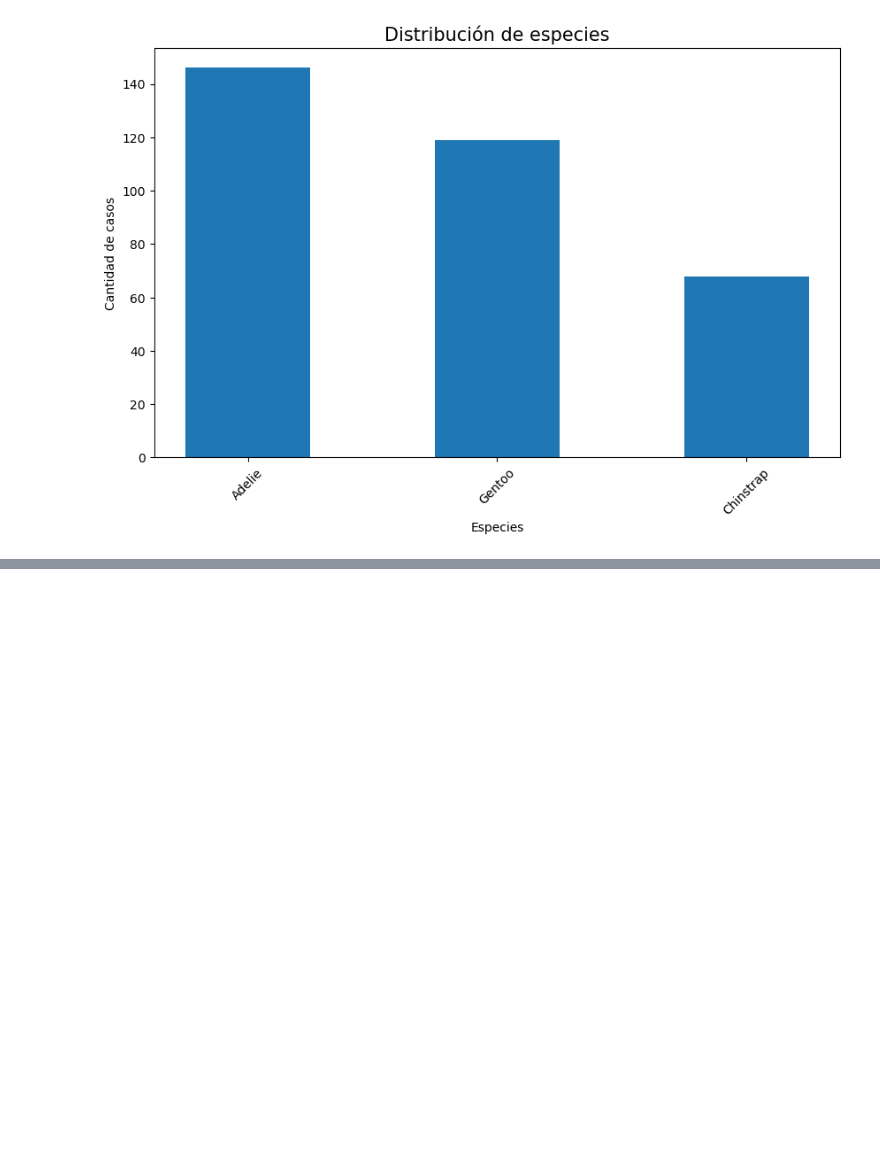
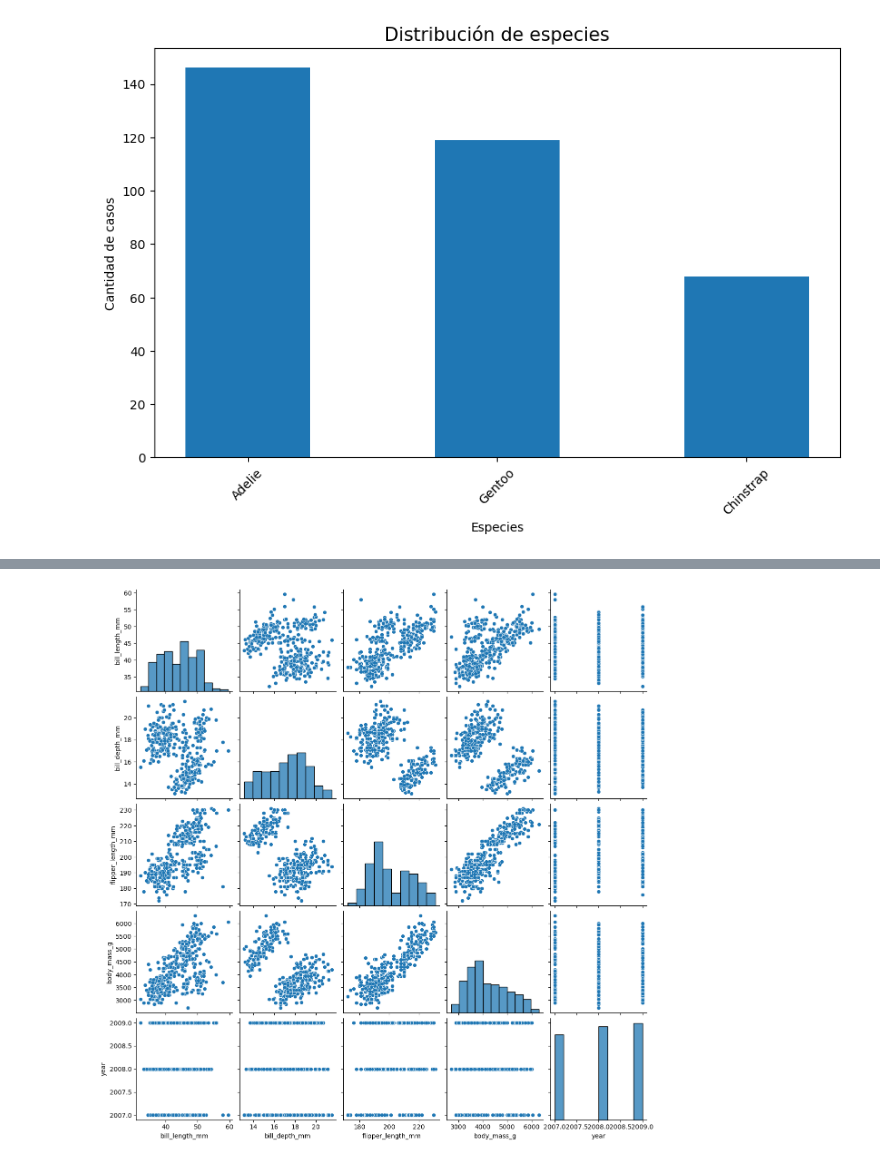
Before and after one commit to Leonard0711/eda_datos, a Jupyter notebook: eda_python/eda_penguins.ipynb, the cells around one changed output, grey strips where cells are left out. Saved outputs shown, nothing was run; the diff lists cells and outputs as text; code cells hidden in the pictures; blank space fills up the shorter version.

```diff
--- a/eda_python/eda_penguins.ipynb
+++ b/eda_python/eda_penguins.ipynb
@@ -158,0 +180,6 @@ plt.show()
+# %%
+# visualizando las distribuciones de las variables numéricas
+sns.pairplot(df_penguins_cleaned.loc[:, cols_num])
+plt.show()
+# %% [output]
+[figure, added]
```
Also changed, not shown: parts of 5 cells of this notebook, 1 other file.
